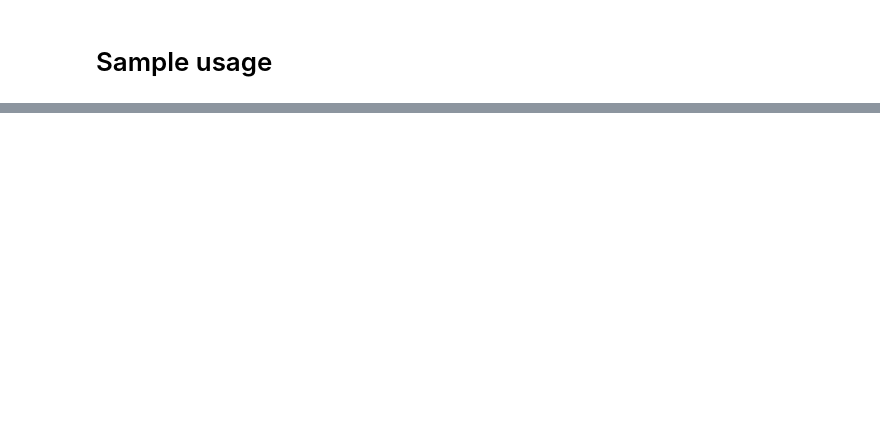
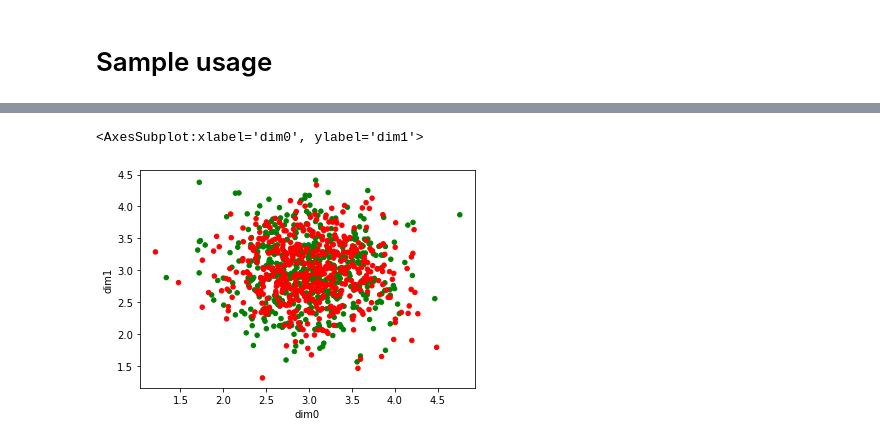
Before and after one commit to cocoaaa/model_criticism_mmd, a Jupyter notebook: sample.ipynb, the cells around one changed output, grey strips where cells are left out. Drawn from its saved outputs; the diff is of its cells as text; code cells hidden in the pictures; blank space fills up the shorter version.

```diff
--- a/sample.ipynb
+++ b/sample.ipynb
@@ -119,0 +182,15 @@ MMD^2 distance = 0.47058921191154396
+# %%
+x = np.random.normal(3, 0.5, size=(500, 2))
+y = np.random.normal(3, 0.5, size=(500, 2))
+# %%
+df_x = pandas.DataFrame(x)
+df_x['label'] = 'green'
+df_y = pandas.DataFrame(y)
+df_y['label'] = 'red'
+df_data_scenario_1 = pandas.concat([df_x, df_y])
+df_data_scenario_1.columns = ['dim0', 'dim1', 'label']
+# %%
+df_data_scenario_1.plot.scatter(x='dim0', y='dim1', c='label')
+# %% [output]
+<AxesSubplot:xlabel='dim0', ylabel='dim1'>
+[figure, added]
```
Also changed, not shown: parts of 20 cells of this notebook, 4 other files.
